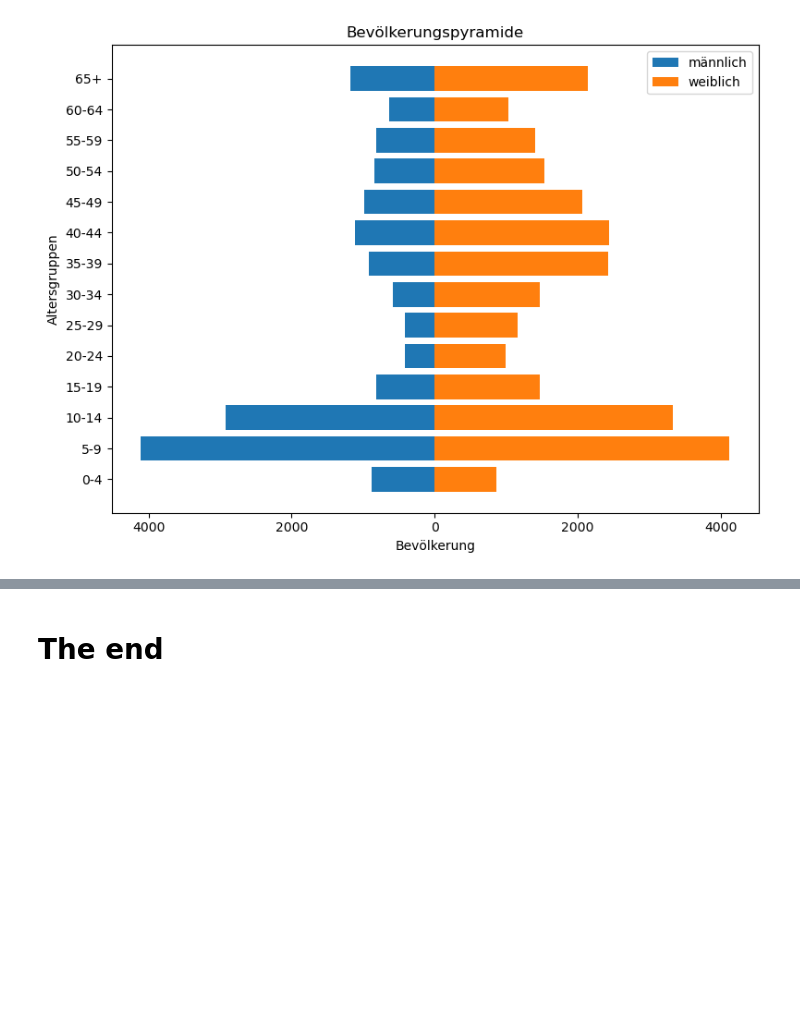
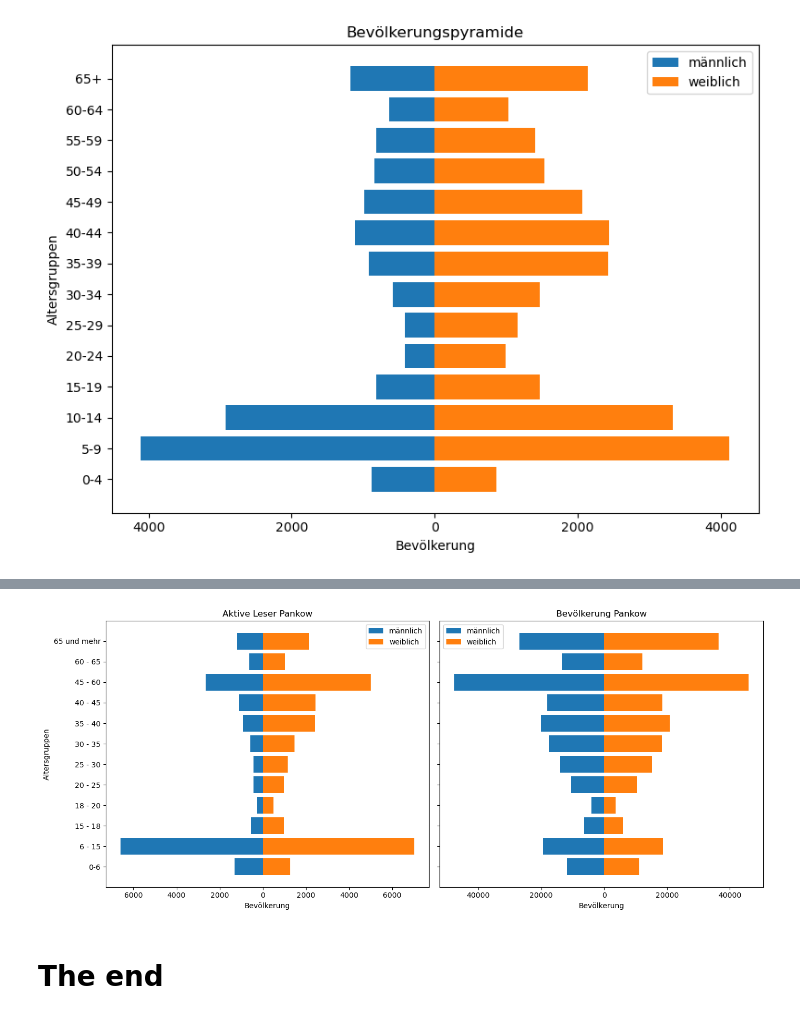
Before and after one commit to BeatriceM476/Final-project, a Jupyter notebook: LesAkt_240717_250717.ipynb, the cells around one changed output, grey strips where cells are left out. Drawn from its saved outputs; the diff is of its cells as text; code cells hidden in the pictures; blank space fills up the shorter version.

```diff
--- a/LesAkt_240717_250717.ipynb
+++ b/LesAkt_240717_250717.ipynb
@@ -279,2 +361,60 @@ plt.show()
+# %%
+
+# Définir les tranches d'âge
+age_labels = ['0-6', '6 - 15', '15 - 18', '18 - 20', '20 - 25',
+              '25 - 30', '30 - 35', '35 - 40', '40 - 45', '45 - 60',
+              '60 - 65', '65 und mehr']
+
+# ---------------------------
+# 1️⃣ Pyramide globale
+# ---------------------------
+# Catégoriser les âges avec les mêmes groupes que Pankow
+LesAkt_df['Altersgruppe'] = pd.cut(
+    LesAkt_df['Alter'],
+    bins=[0,6,15,18,20,25,30,35,40,45,60,65,200],
+    labels=age_labels,
+    right=False
+)
+
+# Grouper et remplir les valeurs manquantes avec 0
+age_pyramid_global = LesAkt_df.groupby(['Altersgruppe', 'Geschlecht']).size().unstack(fill_value=0)
+
+# S'assurer que toutes les tranches sont présentes
+age_pyramid_global = age_pyramid_global.reindex(age_labels, fill_value=0)
+
+# ---------------------------
+# 2️⃣ Pyramide Pankow
+# ---------------------------
+# Index = tranches d'âge, Colonnes = ['Männlich', 'Weiblich']
+Alter_Geschlecht_df = Alter_Geschlecht_df.reindex(age_labels, fill_value=0)
+
+# ---------------------------
+# 3️⃣ Création du subplot
+# ---------------------------
+fig, axes = plt.subplots(ncols=2, figsize=(14, 6), sharey=True)
+
+# 🔹 Pyramide globale
+ax = axes[0]
+ax.barh(age_pyramid_global.index, -age_pyramid_global.get('M',0), label='männlich')
+ax.barh(age_pyramid_global.index,  age_pyramid_global.get('W',0), label='weiblich')
+ax.set_xlabel("Bevölkerung")
+ax.set_ylabel("Altersgruppen")
+ax.set_title("Aktive Leser Pankow")
+ax.legend()
+ax.set_xticklabels([abs(int(x)) for x in ax.get_xticks()])
+
+# 🔹 Pyramide Pankow
+ax2 = axes[1]
+ax2.barh(Alter_Geschlecht_df.index, -Alter_Geschlecht_df['Männlich'], label='männlich')
+ax2.barh(Alter_Geschlecht_df.index,  Alter_Geschlecht_df['Weiblich'], label='weiblich')
+ax2.set_xlabel("Bevölkerung")
+ax2.set_title("Bevölkerung Pankow")
+ax2.legend()
+ax2.set_xticklabels([abs(int(x)) for x in ax2.get_xticks()])
+
+plt.tight_layout()
+plt.show()
+# %% [output]
+[figure, added]
 # %% [markdown]
 # The end
```
Also changed, not shown: parts of 2 cells of this notebook, 1 other file.
